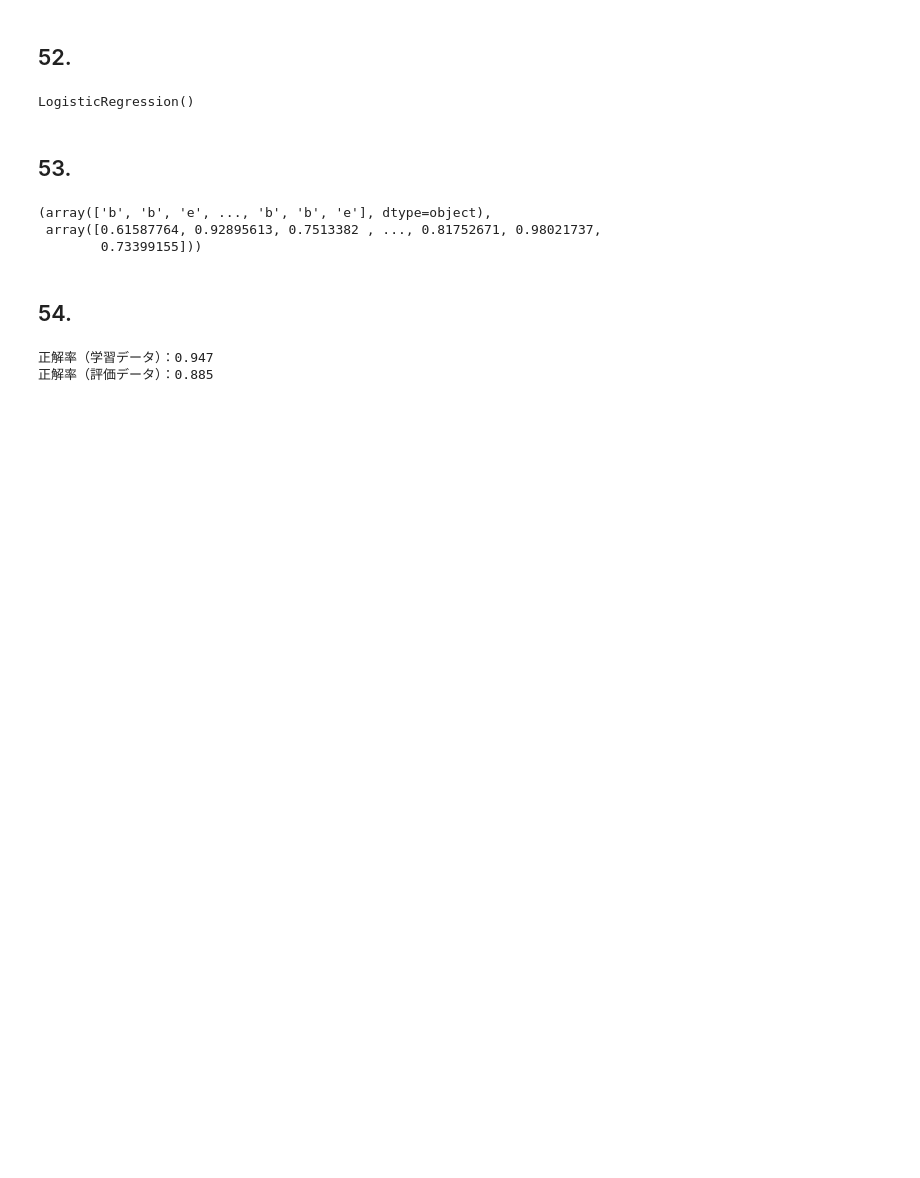
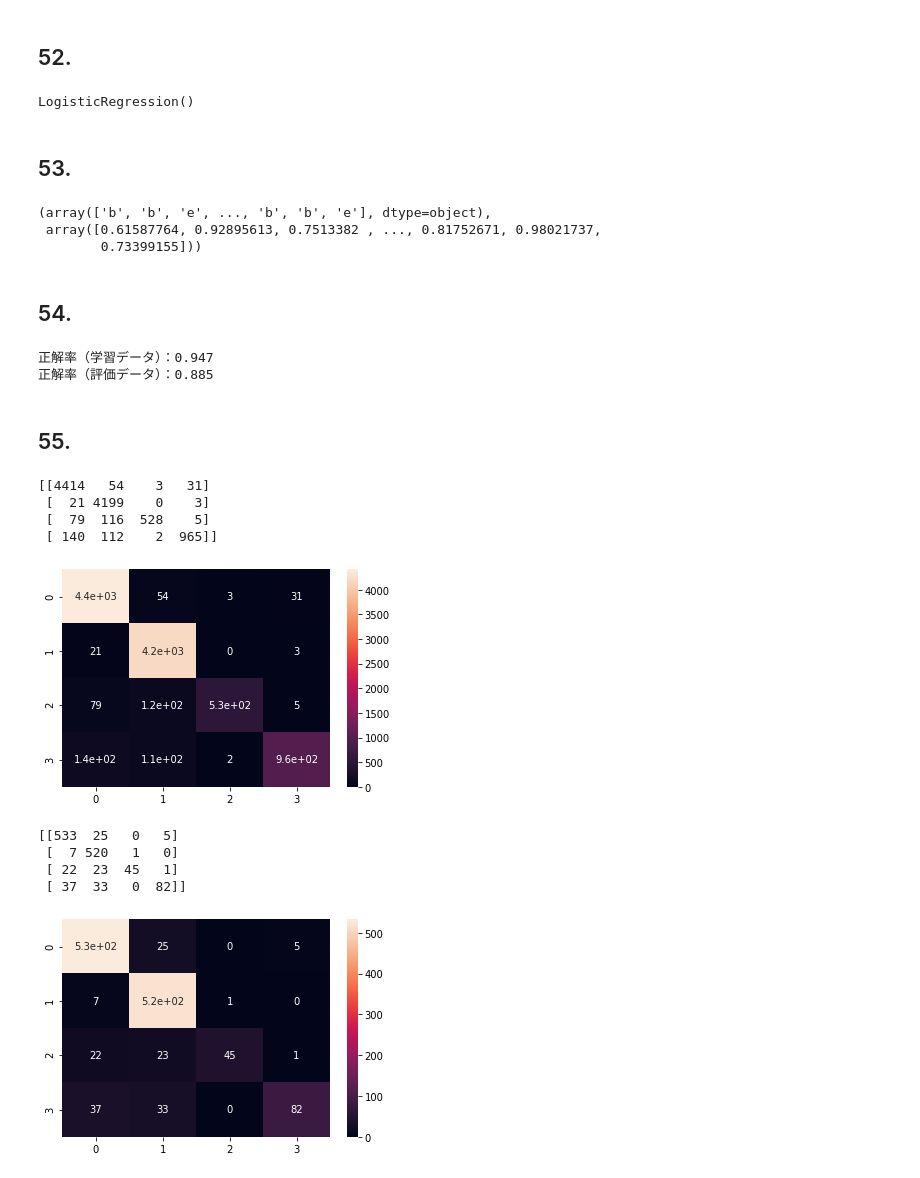
Before and after one commit to n4o847/nlp100-2020, a Jupyter notebook: ch06.ipynb, the cells around one changed output. Cells and saved outputs as stored; diff of their text form; code cells hidden in the pictures; blank space fills up the shorter version.

```diff
--- a/ch06.ipynb
+++ b/ch06.ipynb
@@ -116,3 +116,32 @@ print(f'正解率（評価データ）：{test_accuracy:.3f}')
 # %% [output]
 正解率（学習データ）：0.947
 正解率（評価データ）：0.885
+# %% [markdown]
+## 55.
+# %%
+from sklearn.metrics import confusion_matrix
+import seaborn as sns
+import matplotlib.pyplot as plt
+
+# 学習データ
+train_cm = confusion_matrix(train['category'], train_pred)
+print(train_cm)
+sns.heatmap(train_cm, annot=True)
+plt.show()
+
+# 評価データ
+test_cm = confusion_matrix(test['category'], test_pred)
+print(test_cm)
+sns.heatmap(test_cm, annot=True)
+plt.show()
+# %% [output]
+[[4414   54    3   31]
+ [  21 4199    0    3]
+ [  79  116  528    5]
+ [ 140  112    2  965]]
+[figure, added]
+[[533  25   0   5]
+ [  7 520   1   0]
+ [ 22  23  45   1]
+ [ 37  33   0  82]]
+[figure, added]
```
Also changed, not shown: parts of 5 cells of this notebook, 1 other file.
